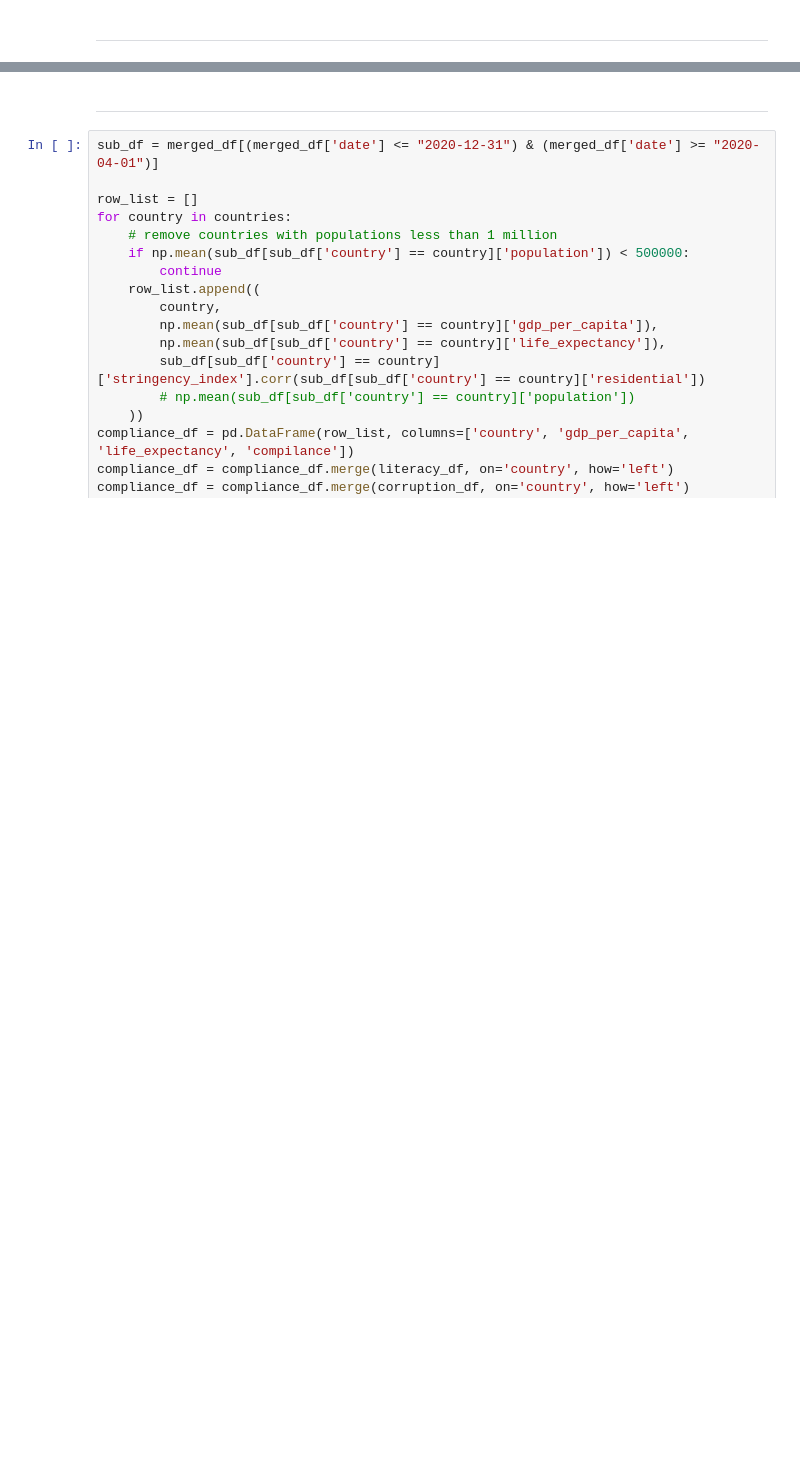
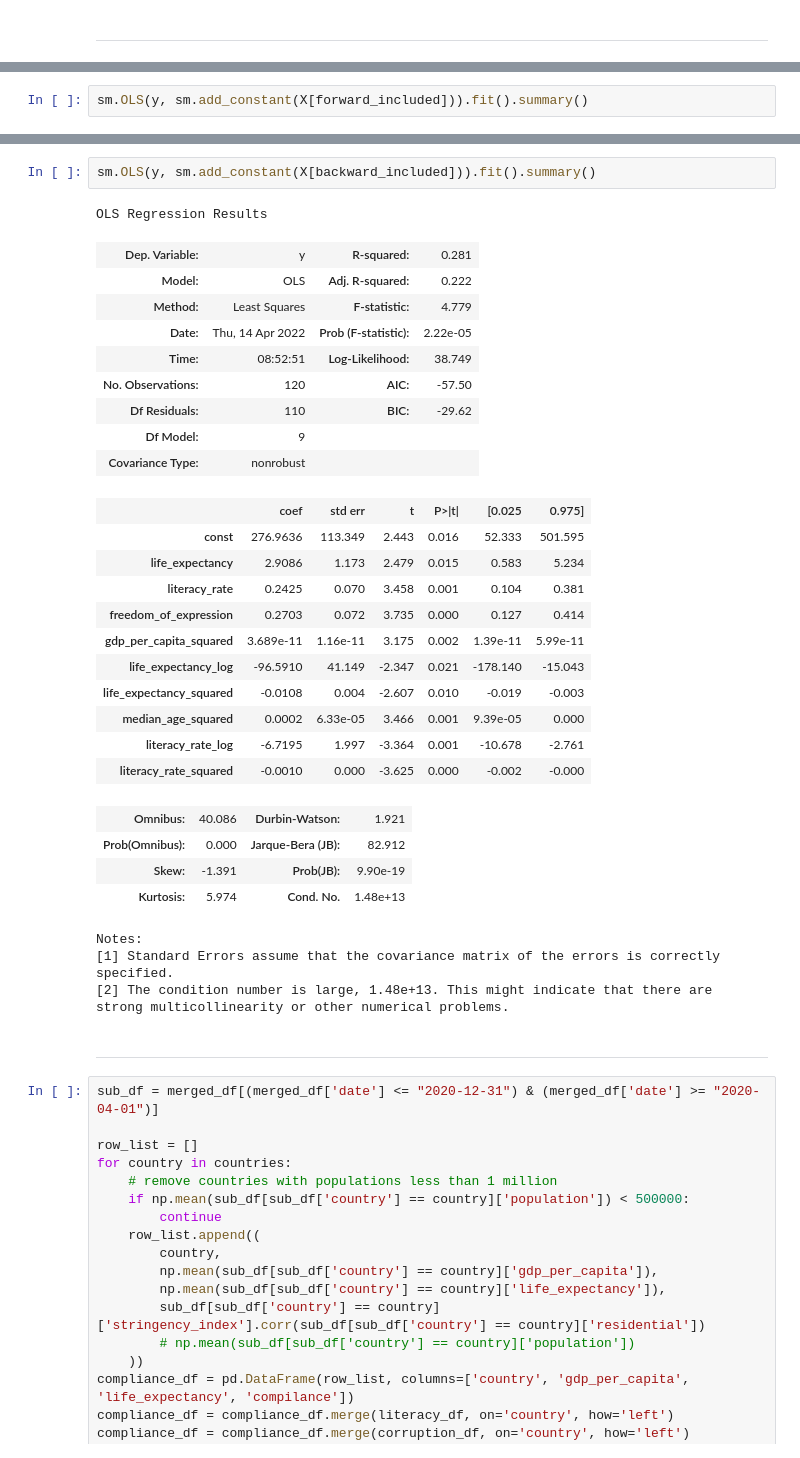
Before and after one commit to KayO-GH/Covid19-Policy-Effectiveness-Analysis, a Jupyter notebook: replication.ipynb, the cells around one changed output, grey strips where cells are left out. Drawn from its saved outputs; the diff is of its cells as text; blank space fills up the shorter version.

```diff
--- a/replication.ipynb
+++ b/replication.ipynb
@@ -1014,0 +1110,2 @@ strong multicollinearity or other numerical problems.
+# %%
+sm.OLS(y, sm.add_constant(X[forward_included])).fit().summary()
@@ -1015,3 +1132,35 @@ strong multicollinearity or other numerical problems.
+# %%
+sm.OLS(y, sm.add_constant(X[backward_included])).fit().summary()
+# %% [output]
+OLS Regression Results
+| Dep. Variable: | y | R-squared: | 0.281 |
+| Model: | OLS | Adj. R-squared: | 0.222 |
+| Method: | Least Squares | F-statistic: | 4.779 |
+| Date: | Thu, 14 Apr 2022 | Prob (F-statistic): | 2.22e-05 |
+| Time: | 08:52:51 | Log-Likelihood: | 38.749 |
+| No. Observations: | 120 | AIC: | -57.50 |
+| Df Residuals: | 110 | BIC: | -29.62 |
+| Df Model: | 9 |  |  |
+| Covariance Type: | nonrobust |  |  |
+|  | coef | std err | t | P>|t| | [0.025 | 0.975] |
+| const | 276.9636 | 113.349 | 2.443 | 0.016 | 52.333 | 501.595 |
+| life_expectancy | 2.9086 | 1.173 | 2.479 | 0.015 | 0.583 | 5.234 |
+| literacy_rate | 0.2425 | 0.070 | 3.458 | 0.001 | 0.104 | 0.381 |
+| freedom_of_expression | 0.2703 | 0.072 | 3.735 | 0.000 | 0.127 | 0.414 |
+| gdp_per_capita_squared | 3.689e-11 | 1.16e-11 | 3.175 | 0.002 | 1.39e-11 | 5.99e-11 |
+| life_expectancy_log | -96.5910 | 41.149 | -2.347 | 0.021 | -178.140 | -15.043 |
+| life_expectancy_squared | -0.0108 | 0.004 | -2.607 | 0.010 | -0.019 | -0.003 |
+| median_age_squared | 0.0002 | 6.33e-05 | 3.466 | 0.001 | 9.39e-05 | 0.000 |
+| literacy_rate_log | -6.7195 | 1.997 | -3.364 | 0.001 | -10.678 | -2.761 |
+| literacy_rate_squared | -0.0010 | 0.000 | -3.625 | 0.000 | -0.002 | -0.000 |
+| Omnibus: | 40.086 | Durbin-Watson: | 1.921 |
+| Prob(Omnibus): | 0.000 | Jarque-Bera (JB): | 82.912 |
+| Skew: | -1.391 | Prob(JB): | 9.90e-19 |
+| Kurtosis: | 5.974 | Cond. No. | 1.48e+13 |
+Notes:
+[1] Standard Errors assume that the covariance matrix of the errors is correctly specified.
+[2] The condition number is large, 1.48e+13. This might indicate that there are
+strong multicollinearity or other numerical problems.
 # %% [markdown]
 ---
 # %%
```
Also changed, not shown: parts of 32 cells of this notebook.
